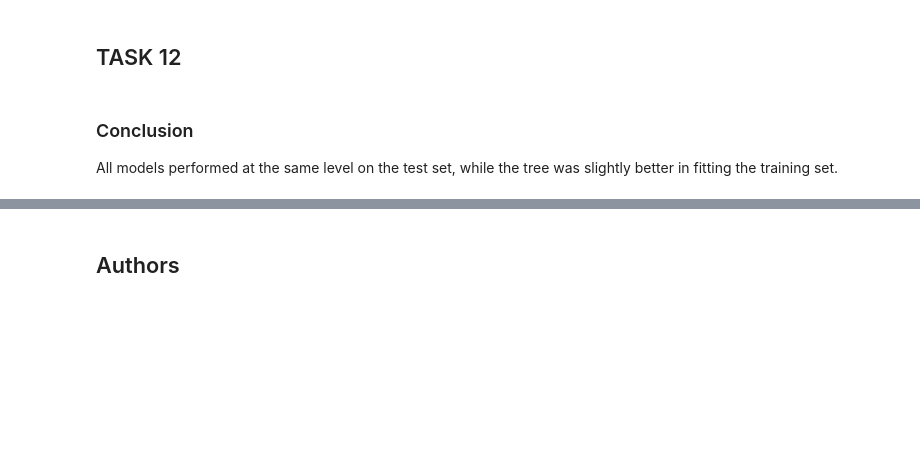
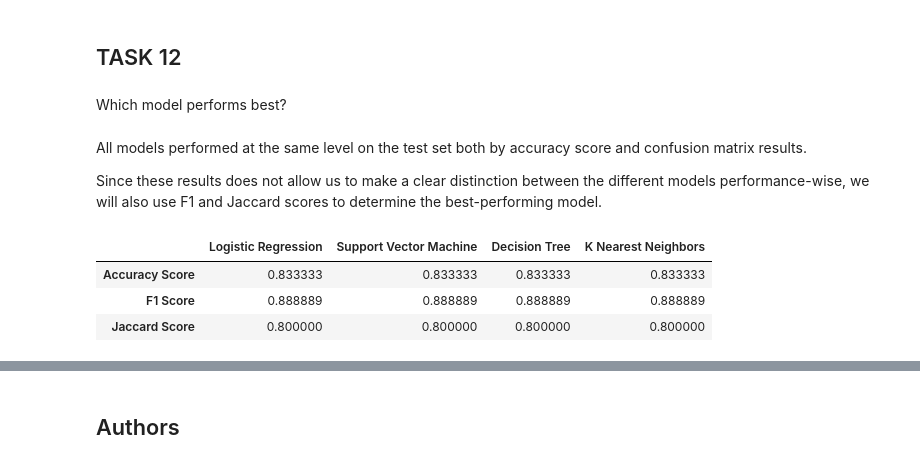
Before and after one commit to OrHostezky/winning-space-race-with-data-science, a Jupyter notebook: Code/8__Predictive_Analysis.ipynb, the cells around one changed output, grey strips where cells are left out. Cells and saved outputs as stored; diff of their text form; code cells hidden in the pictures; blank space fills up the shorter version.

```diff
--- a/Code/8__Predictive_Analysis.ipynb
+++ b/Code/8__Predictive_Analysis.ipynb
@@ -299,12 +287,13 @@ Accuracy: 0.875
 # %% [markdown]
 Calculate the accuracy of tree_cv on the test data using the method <code>score</code>:
 # %%
-tree_cv.score(X_test, y_test)
+tree_score = tree_cv.score(X_test, y_test)
+tree_score
 # %% [output]
 0.8333333333333334
 # %% [markdown]
 We can plot the confusion matrix
 # %%
-yhat = tree_cv.predict(X_test)
-plot_confusion_matrix(y_test, yhat)
+tree_yhat = tree_cv.predict(X_test)
+plot_confusion_matrix(y_test, tree_yhat)
 # %% [output]
@@ -337,18 +326,53 @@ Accuracy: 0.8482142857142858
 # %% [markdown]
 Calculate the accuracy of knn_cv on the test data using the method <code>score</code>:
 # %%
-knn_cv.score(X_test, y_test)
+knn_score = knn_cv.score(X_test, y_test)
+knn_score
 # %% [output]
 0.8333333333333334
 # %% [markdown]
 We can plot the confusion matrix
 # %%
-yhat = knn_cv.predict(X_test)
-plot_confusion_matrix(y_test, yhat)
+knn_yhat = knn_cv.predict(X_test)
+plot_confusion_matrix(y_test, knn_yhat)
 # %% [output]
 [figure]
 # %% [markdown]
 ## TASK  12
-# %% [markdown]
-### Conclusion
-All models performed at the same level on the test set, while the tree was slightly better in fitting the training set.
+# %% [markdown]
+Which model performs best?
+# %% [markdown]
+All models performed at the same level on the test set both by accuracy score and confusion matrix results.
+
+Since these results does not allow us to make a clear distinction between the different models performance-wise, we will also use F1 and Jaccard scores to determine the best-performing model.
+# %%
+from sklearn.metrics import f1_score, jaccard_score
+
+accuracy_scores = [lr_score, svm_score, tree_score, knn_score]
+
+f1_scores = [
+    f1_score(y_test, lr_yhat),
+    f1_score(y_test, svm_yhat),
+    f1_score(y_test, tree_yhat),
+    f1_score(y_test, knn_yhat)
+]
+
+jaccard_scores = [
+    jaccard_score(y_test, lr_yhat),
+    jaccard_score(y_test, svm_yhat),
+    jaccard_score(y_test, tree_yhat),
+    jaccard_score(y_test, knn_yhat)
+]
+
+scores = pd.DataFrame(
+    np.array([accuracy_scores, f1_scores, jaccard_scores]),
+    index=['Accuracy Score', 'F1 Score', 'Jaccard Score'],
+    columns=['Logistic Regression', 'Support Vector Machine', 'Decision Tree', 'K Nearest Neighbors']
+)
+
+scores
+# %% [output]
+|  | Logistic Regression | Support Vector Machine | Decision Tree | K Nearest Neighbors |
+| Accuracy Score | 0.833333 | 0.833333 | 0.833333 | 0.833333 |
+| F1 Score | 0.888889 | 0.888889 | 0.888889 | 0.888889 |
+| Jaccard Score | 0.800000 | 0.800000 | 0.800000 | 0.800000 |
```
Also changed, not shown: parts of 13 cells of this notebook.
